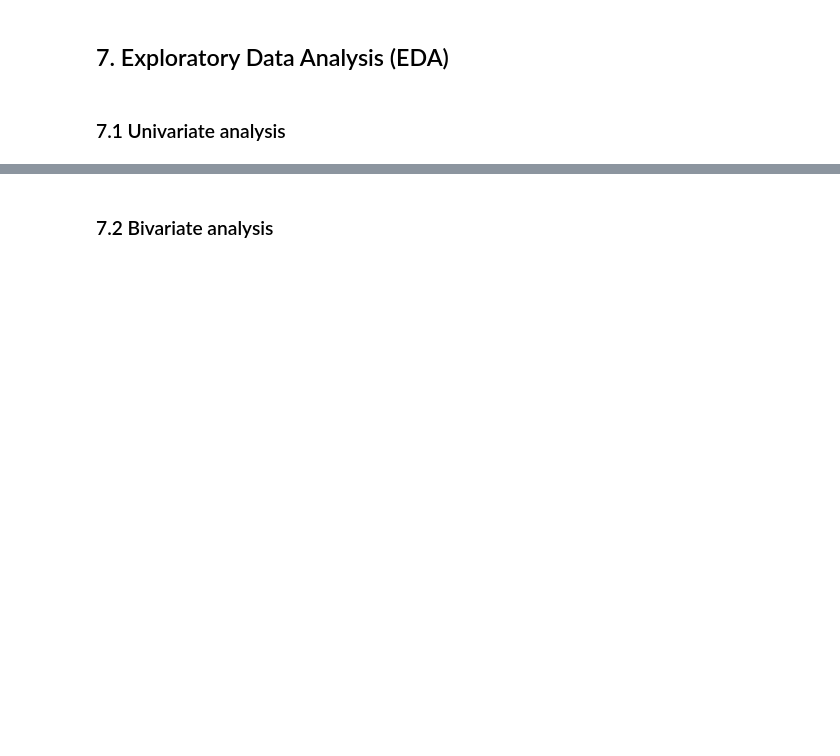
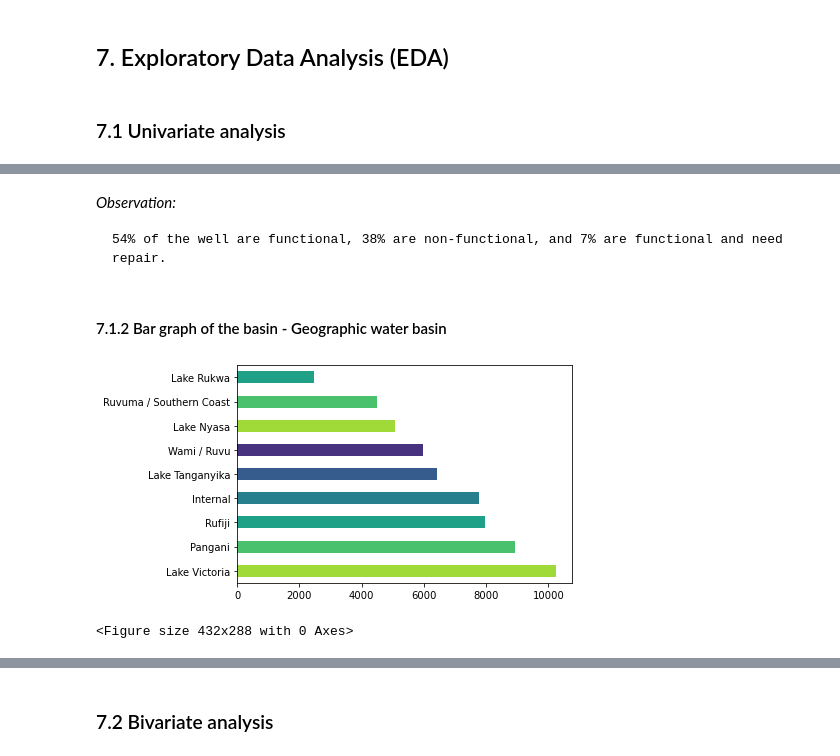
Before and after one commit to Henry-Njoroge/project_tanzania_water_wells, a Jupyter notebook: Notebooks/project_predicting_water_well_functionality_in_tanzania.ipynb, the cells around one changed output, grey strips where cells are left out. Cells and saved outputs as stored; diff of their text form; code cells hidden in the pictures; blank space fills up the shorter version.

```diff
--- a/Notebooks/project_predicting_water_well_functionality_in_tanzania.ipynb
+++ b/Notebooks/project_predicting_water_well_functionality_in_tanzania.ipynb
@@ -206,0 +1111,14 @@ waterpoint_type_group
+# %% [markdown]
+*Observation:*
+
+    54% of the well are functional, 38% are non-functional, and 7% are functional and need repair.
+# %% [markdown]
+#### 7.1.2 Bar graph of the basin - Geographic water basin
+# %%
+# plotting a bar graph, with a horizontal orientation.
+df1["basin"].value_counts().plot(kind="barh", color =color)
+plt.show()
+plt.tight_layout();
+# %% [output]
+[figure, added]
+<Figure size 432x288 with 0 Axes>
```
Also changed, not shown: parts of 228 cells of this notebook, 2 other files.
